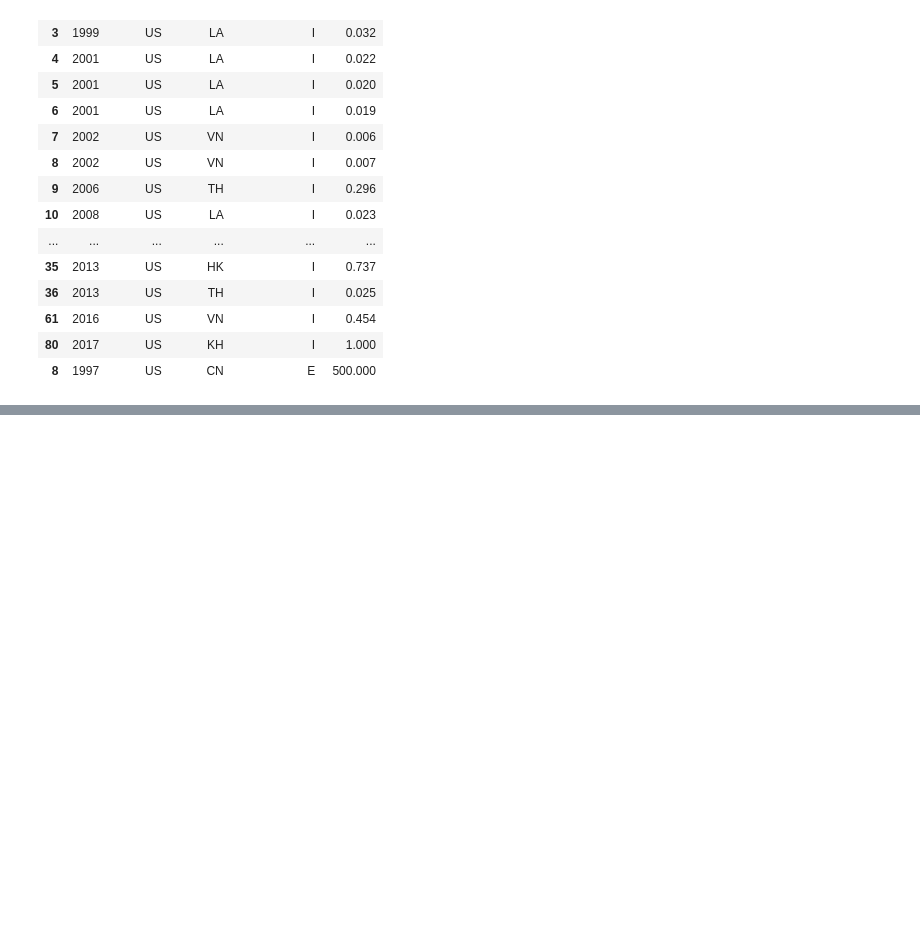
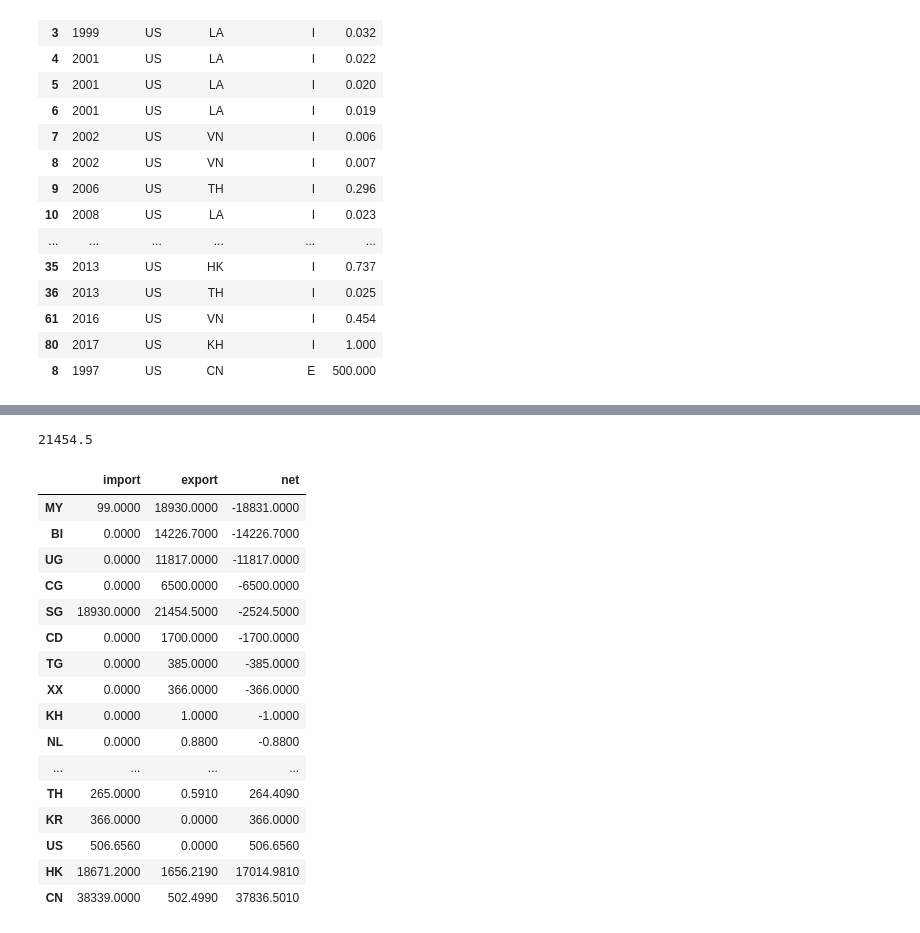
Before and after one commit to Roytangrb/Pangolin, a Jupyter notebook: CITES Analysis/scales_globe.ipynb, the cells around one changed output, grey strips where cells are left out. Drawn from its saved outputs; the diff is of its cells as text; code cells hidden in the pictures; blank space fills up the shorter version.

```diff
--- a/CITES Analysis/scales_globe.ipynb
+++ b/CITES Analysis/scales_globe.ipynb
@@ -217,0 +329,31 @@ df[df['importer']=="US"]
+# %%
+df[df['exporter'] == 'SG']['quantity'].sum()
+# %% [output]
+21454.5
+# %%
+importers = df.groupby('importer')['quantity'].sum()
+exporters = df.groupby('exporter')['quantity'].sum()
+# %%
+net = pd.concat([importers, exporters], axis=1).fillna(0)
+net.columns = ['import', 'export']
+net['net'] = net['import'] - net['export']
+# %%
+net.sort_values(by='net')
+# %% [output]
+|  | import | export | net |
+| MY | 99.0000 | 18930.0000 | -18831.0000 |
+| BI | 0.0000 | 14226.7000 | -14226.7000 |
+| UG | 0.0000 | 11817.0000 | -11817.0000 |
+| CG | 0.0000 | 6500.0000 | -6500.0000 |
+| SG | 18930.0000 | 21454.5000 | -2524.5000 |
+| CD | 0.0000 | 1700.0000 | -1700.0000 |
+| TG | 0.0000 | 385.0000 | -385.0000 |
+| XX | 0.0000 | 366.0000 | -366.0000 |
+| KH | 0.0000 | 1.0000 | -1.0000 |
+| NL | 0.0000 | 0.8800 | -0.8800 |
+| ... | ... | ... | ... |
+| TH | 265.0000 | 0.5910 | 264.4090 |
+| KR | 366.0000 | 0.0000 | 366.0000 |
+| US | 506.6560 | 0.0000 | 506.6560 |
+| HK | 18671.2000 | 1656.2190 | 17014.9810 |
+| CN | 38339.0000 | 502.4990 | 37836.5010 |
```
Also changed, not shown: parts of 10 cells of this notebook, 4 other files.
